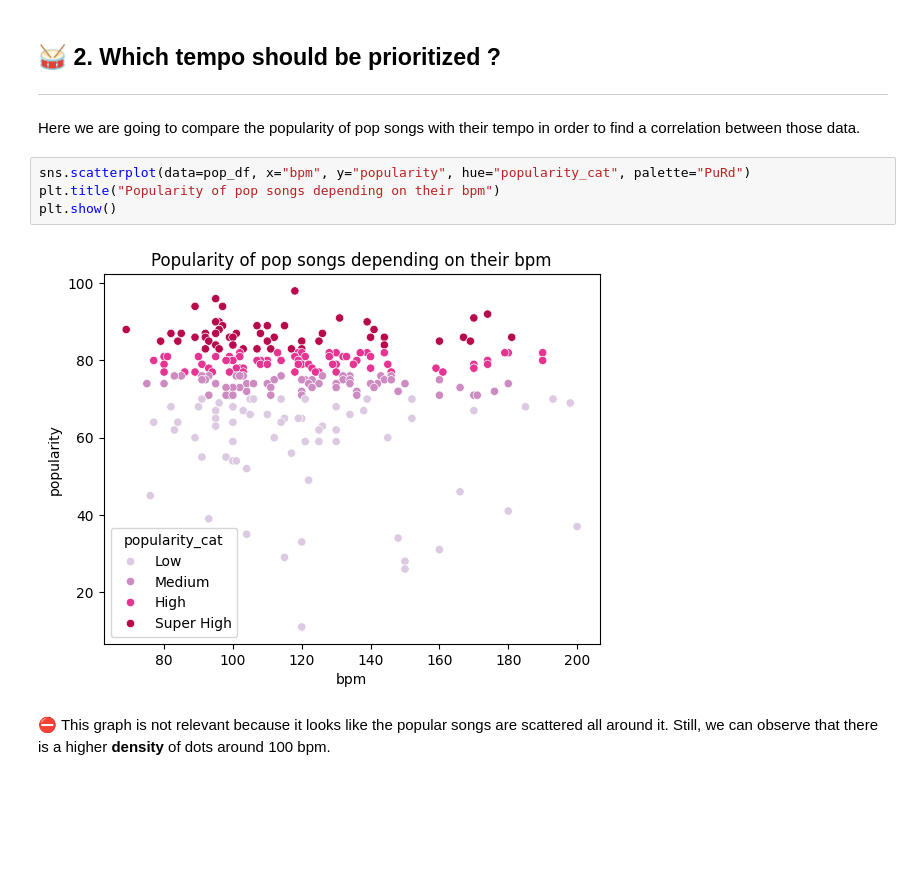
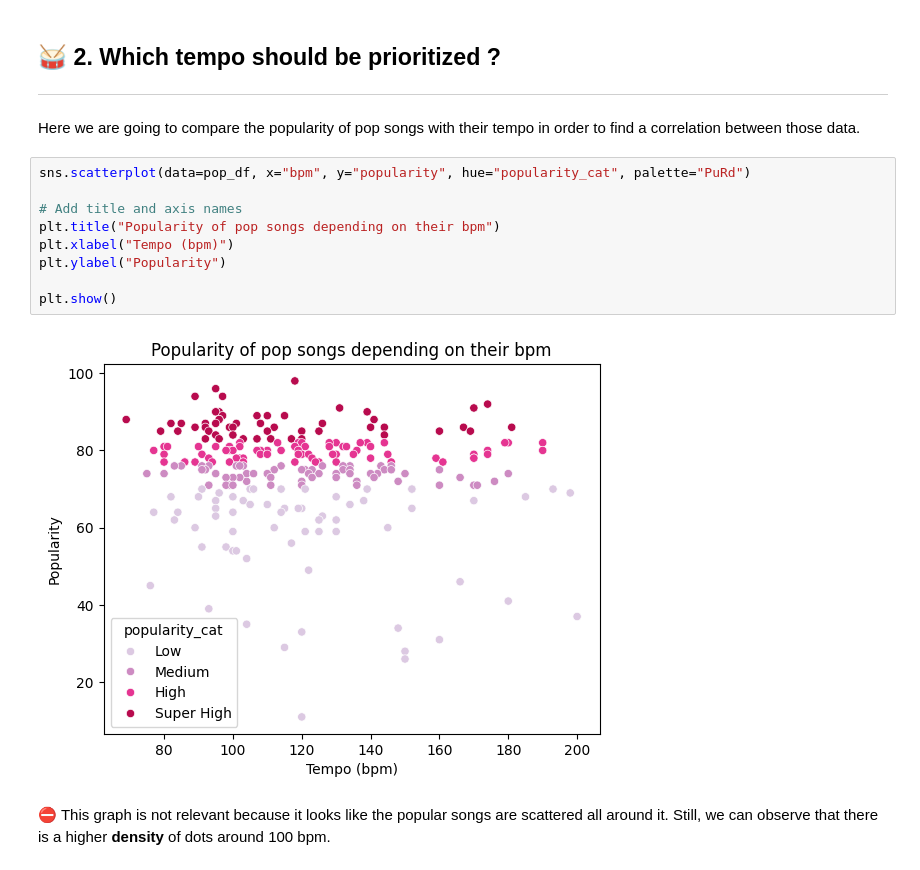
Before and after one commit to Lucas-COX/datamining-evaluation, a Jupyter notebook: notebooks/spotify.ipynb, the cells around one changed output. Drawn from its saved outputs; the diff is of its cells as text; blank space fills up the shorter version.

```diff
--- a/notebooks/spotify.ipynb
+++ b/notebooks/spotify.ipynb
@@ -181,10 +189,15 @@ plt.show()
 Here we are going to compare the popularity of pop songs with their tempo in order to find a correlation between those data.
 # %%
 sns.scatterplot(data=pop_df, x="bpm", y="popularity", hue="popularity_cat", palette="PuRd")
+
+# Add title and axis names
 plt.title("Popularity of pop songs depending on their bpm")
+plt.xlabel("Tempo (bpm)")
+plt.ylabel("Popularity")
+
 plt.show()
 # %% [output]
-[figure, old version]
+[figure, new version]
 # %% [markdown]
 ⛔ This graph is not relevant because it looks like the popular songs are scattered all around it. Still, we can observe that there is a higher **density** of dots around 100 bpm.
 # %% [markdown]
```
Also changed, not shown: parts of 3 cells of this notebook, 3 other files.
